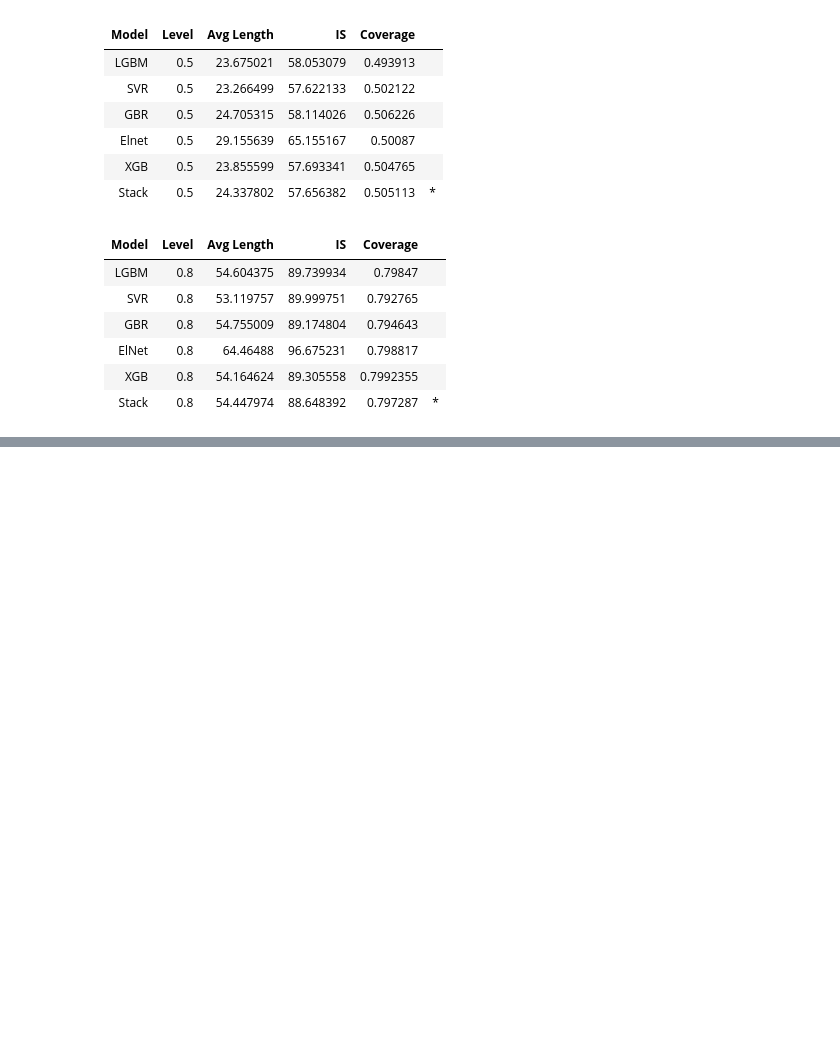
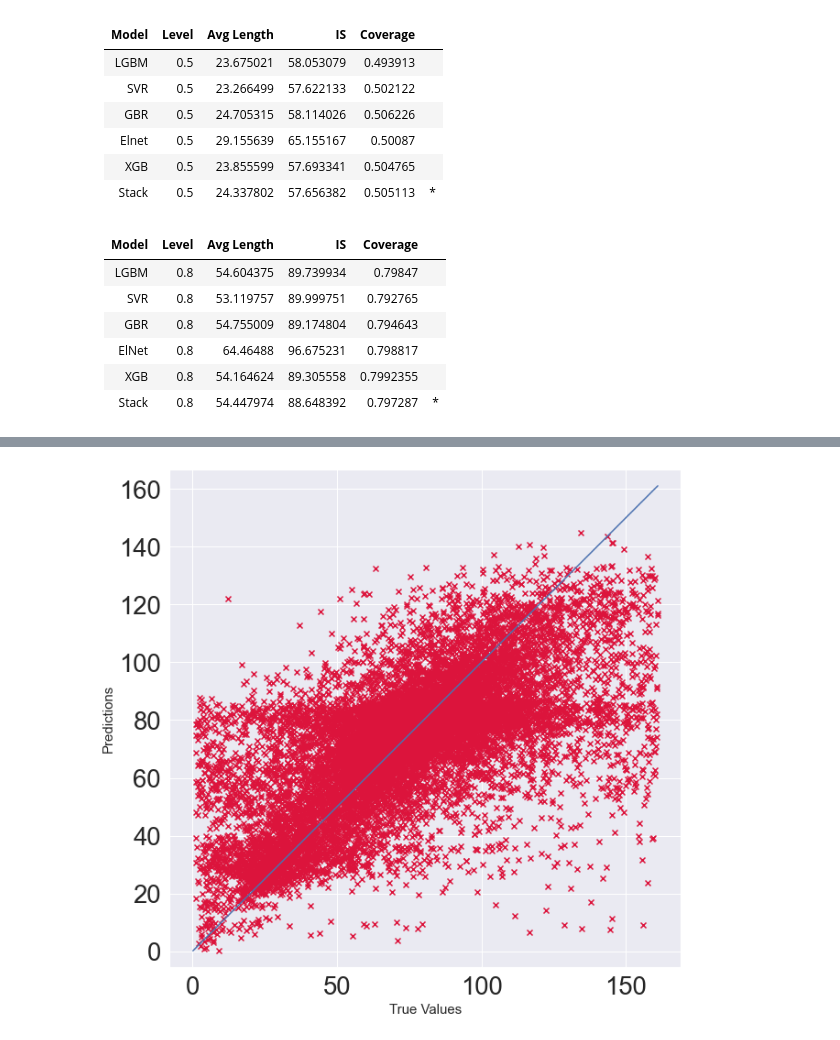
Before and after one commit to aishcn/Predicting-Building-Energy-Consumption, a Jupyter notebook: Main_Code/5. Results.ipynb, the cells around one changed output, grey strips where cells are left out. Cells and saved outputs as stored; diff of their text form; code cells hidden in the pictures; blank space fills up the shorter version.

```diff
--- a/Main_Code/5. Results.ipynb
+++ b/Main_Code/5. Results.ipynb
@@ -30,7 +28,16 @@ final = pd.read_csv('validation_result_4.csv')
+# %%
+results = pd.read_csv('data/4_validation_result.csv')
+train_input = pd.read_csv('3_data/train_model_input.csv')
+test_input = pd.read_csv('3_data/test_model_input.csv')
+
+X_train = train_input.iloc[:,0:6]
+y_train = train_input.iloc[:,-1]
+X_test = test_input.iloc[:,0:6]
+y_test = test_input.iloc[:,-1]
 # %%
 bootstraps = []
-for model in list(set(final.model.values)):
-    model_df = final.loc[final.model == model]
+for model in list(set(results.model.values)):
+    model_df = results.loc[results.model == model]
     bootstrap = model_df.sample(n=50, replace=True)
     bootstraps.append(bootstrap)
 
@@ -224,0 +323,13 @@ plt.show()
+# %%
+plt.figure(figsize=(10,10))
+plt.scatter(test_target, PI_SVR[0].iloc[:,0], c='crimson',marker = 'x')
+
+p1 = max(max(PI_SVR[0].iloc[:,0]), max(test_target))
+p2 = min(min(PI_SVR[0].iloc[:,0]), min(test_target))
+plt.plot([p1, p2], [p1, p2], 'b-')
+plt.xlabel('True Values', fontsize=15)
+plt.ylabel('Predictions', fontsize=15)
+plt.axis('equal')
+plt.show()
+# %% [output]
+[figure, added]
```
Also changed, not shown: parts of 26 cells of this notebook, 26 other files.
